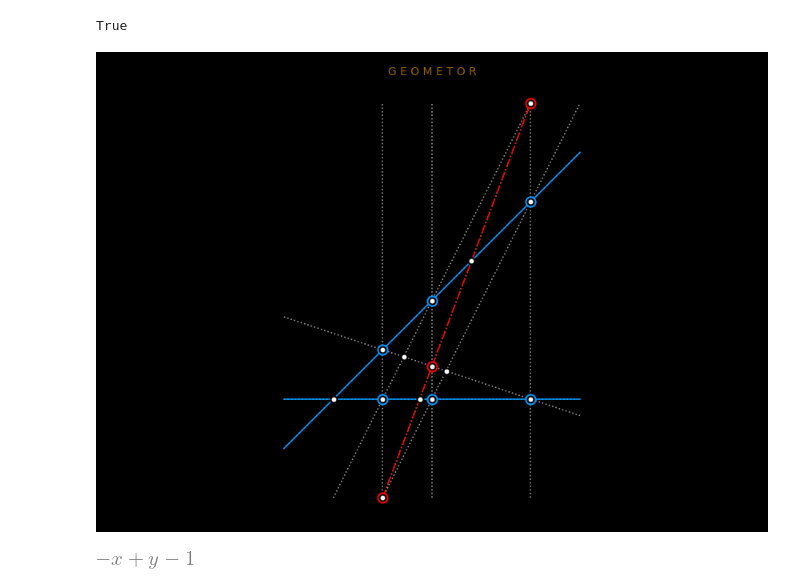
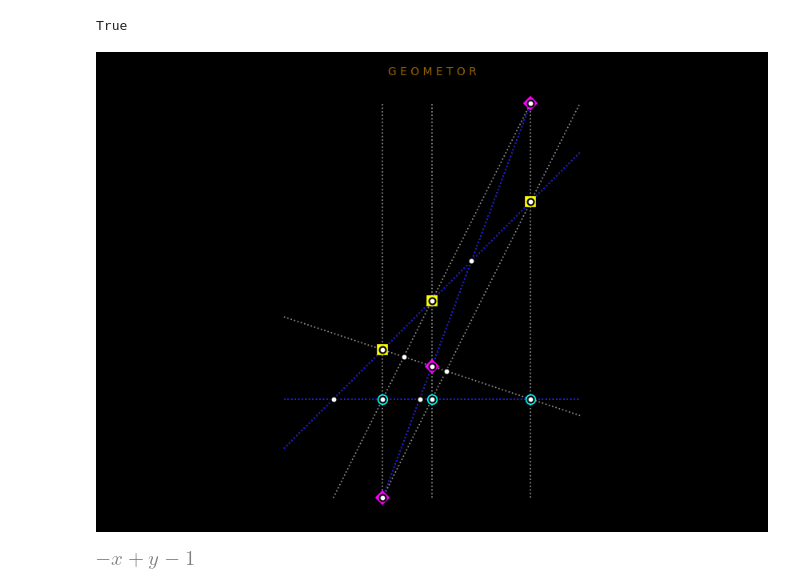
Before and after one commit to geometor/explorer-notebooks, a Jupyter notebook: pappus.ipynb, the cells around one changed output. Saved outputs shown, nothing was run; the diff lists cells and outputs as text; code cells hidden in the pictures.

Commit message:
update markers for pappus

```diff
--- a/pappus.ipynb
+++ b/pappus.ipynb
@@ -20,40 +20,40 @@ add_element(line_a)
 B1 = point(0, 1)
 add_point(B1)
 B2 = point(1, 2)
 add_point(B2)
 B3 = point(3, 4)
 add_point(B3)
 
 line_b = line(B1, B2)
 add_element(line_b)
 
 add_element(line(A2, B2))
 add_element(line(A2, B3))
 
 add_element(line(A3, B1))
 add_element(line(A3, B3))
 
 add_element(line(A1, B1))
 add_element(line(A1, B2))
 
 # pappus_line = line(pts[7], pts[13])
 pappus_line = line(pts[9], pts[11])
 add_element(pappus_line)
 
 plot_elements(elements, bounds)
-plot_line(line_a, bounds, color='#09F', linestyle='-')
-plot_line(line_b, bounds, color='#09F', linestyle='-')
-plot_line(pappus_line, bounds, color='r', linestyle='-.')
+plot_line(line_a, bounds, color='b', linestyle=':')
+plot_line(line_b, bounds, color='b', linestyle=':')
+plot_line(pappus_line, bounds, color='b', linestyle=':')
 
-plot_points([A1, A2, A3], under_color='#09F', under_markersize=15, add_to_cursors=False)
-plot_points([B1, B2, B3], under_color='#09F', under_markersize=15, add_to_cursors=False)
-plot_points([pts[7], pts[9], pts[11]], under_color='r', under_markersize=15, add_to_cursors=False)
+plot_points([A1, A2, A3], under_color='#0FF', under_markersize=7, under_marker='o', add_to_cursors=False)
+plot_points([B1, B2, B3], under_color='#FF0', under_markersize=7, under_marker='s', add_to_cursors=False)
+plot_points([pts[7], pts[9], pts[11]], under_color='#F0F', under_markersize=7, under_marker='D', add_to_cursors=False)
 plot_points(pts)
 
 sp.Point.is_collinear(pts[7], pts[9], pts[11])
 # %% [output]
 True
-[figure, old version]
+[figure, new version]
 # %%
 line_b.equation().as_expr().subs(x, 5)
 # %% [output]
```
